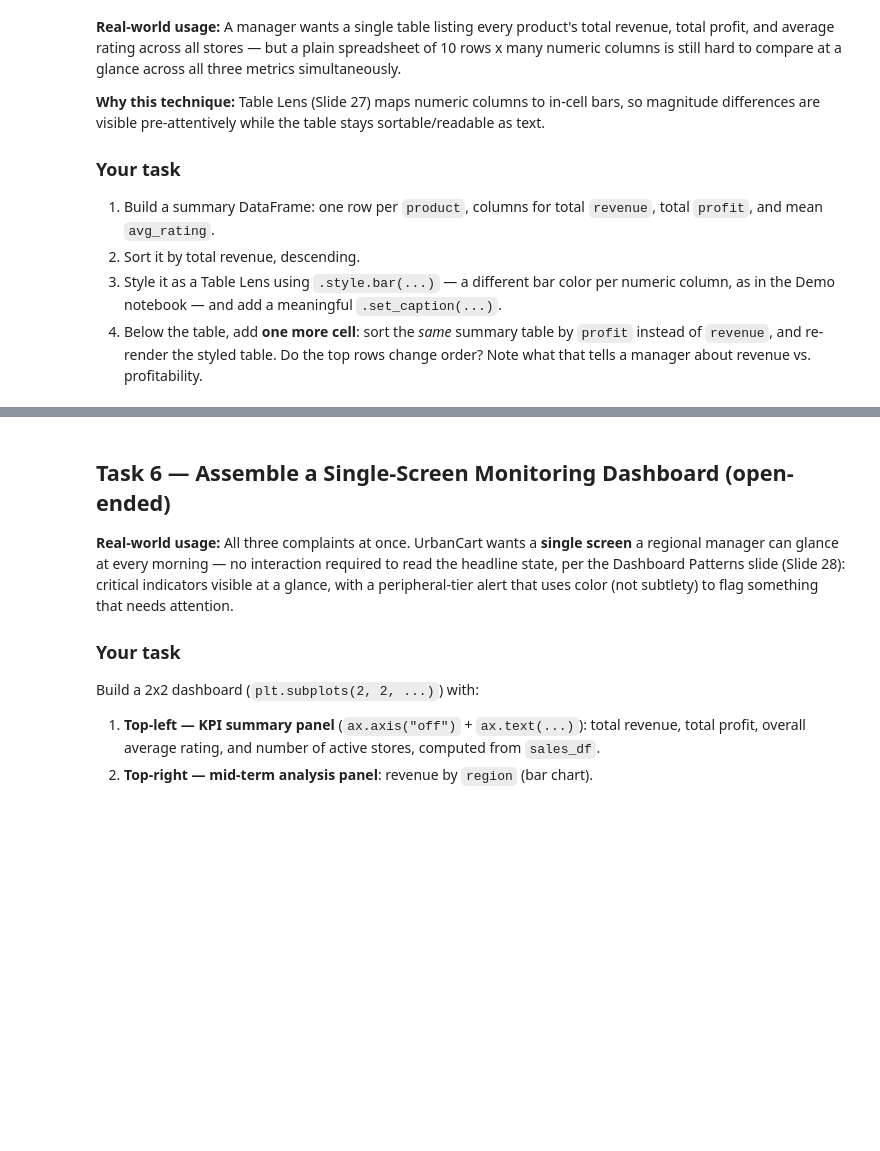
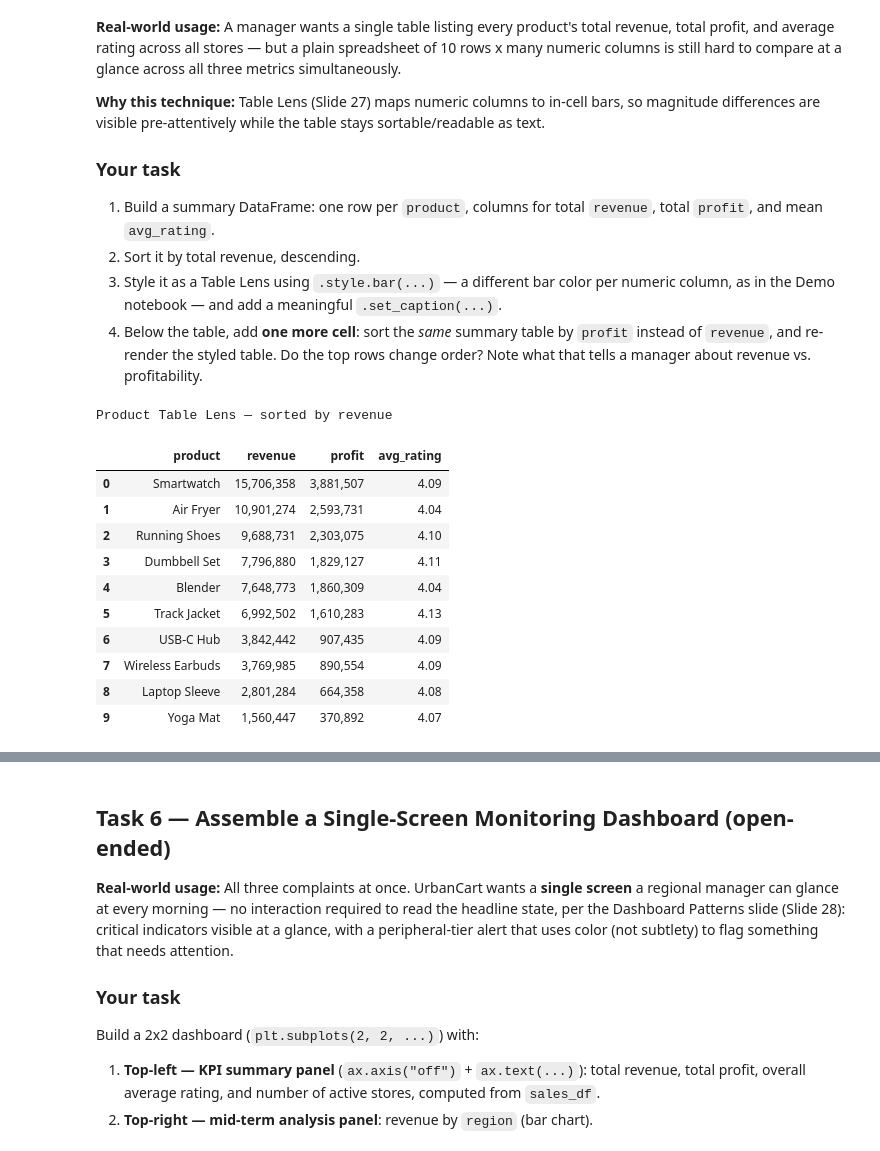
Before and after one commit to mrwhats-it/vdui-assignments, a Jupyter notebook: unit2/Unit2_ppt1_activity.ipynb, the cells around one changed output, grey strips where cells are left out. Drawn from its saved outputs; the diff is of its cells as text; code cells hidden in the pictures; blank space fills up the shorter version.

```diff
--- a/unit2/Unit2_ppt1_activity.ipynb
+++ b/unit2/Unit2_ppt1_activity.ipynb
@@ -318,11 +389,30 @@ differences are visible pre-attentively while the table stays sortable/readable
    `revenue`, and re-render the styled table. Do the top rows change order? Note what that tells a
    manager about revenue vs. profitability.
 # %%
+product_summary = (sales_df.groupby("product", as_index=False)
+                           .agg(revenue=("revenue", "sum"),
+                                profit=("profit", "sum"),
+                                avg_rating=("avg_rating", "mean"))
+                           .sort_values("revenue", ascending=False)
+                           .reset_index(drop=True))
 
-# TODO: build product_summary with columns: product, revenue (sum), profit (sum), avg_rating (mean)
-product_summary = None
-
-# TODO: sort descending by revenue
-
-# TODO: style with .style.bar(...) per numeric column + .set_caption(...)
+(product_summary.style
+    .bar(subset=["revenue"], color="#4C72B0")
+    .bar(subset=["profit"], color="#5cb85c")
+    .bar(subset=["avg_rating"], color="#D9A34C")
+    .format({"revenue": "{:,.0f}", "profit": "{:,.0f}", "avg_rating": "{:.2f}"})
+    .set_caption("Product Table Lens — sorted by revenue"))
+# %% [output]
+Product Table Lens — sorted by revenue
+|  | product | revenue | profit | avg_rating |
+| 0 | Smartwatch | 15,706,358 | 3,881,507 | 4.09 |
+| 1 | Air Fryer | 10,901,274 | 2,593,731 | 4.04 |
+| 2 | Running Shoes | 9,688,731 | 2,303,075 | 4.10 |
+| 3 | Dumbbell Set | 7,796,880 | 1,829,127 | 4.11 |
+| 4 | Blender | 7,648,773 | 1,860,309 | 4.04 |
+| 5 | Track Jacket | 6,992,502 | 1,610,283 | 4.13 |
+| 6 | USB-C Hub | 3,842,442 | 907,435 | 4.09 |
+| 7 | Wireless Earbuds | 3,769,985 | 890,554 | 4.09 |
+| 8 | Laptop Sleeve | 2,801,284 | 664,358 | 4.08 |
+| 9 | Yoga Mat | 1,560,447 | 370,892 | 4.07 |
 # %%
```
Also changed, not shown: parts of 17 cells of this notebook, 6 other files.
